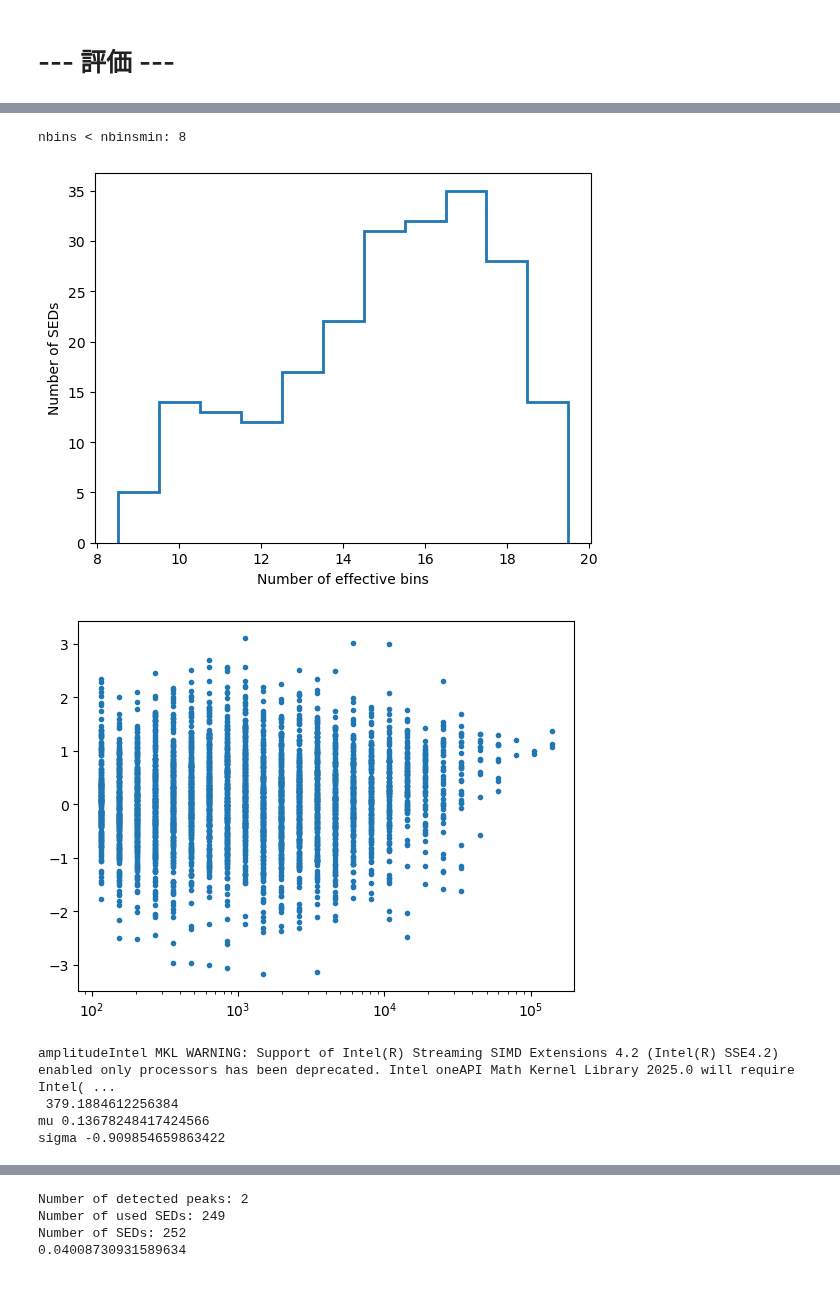
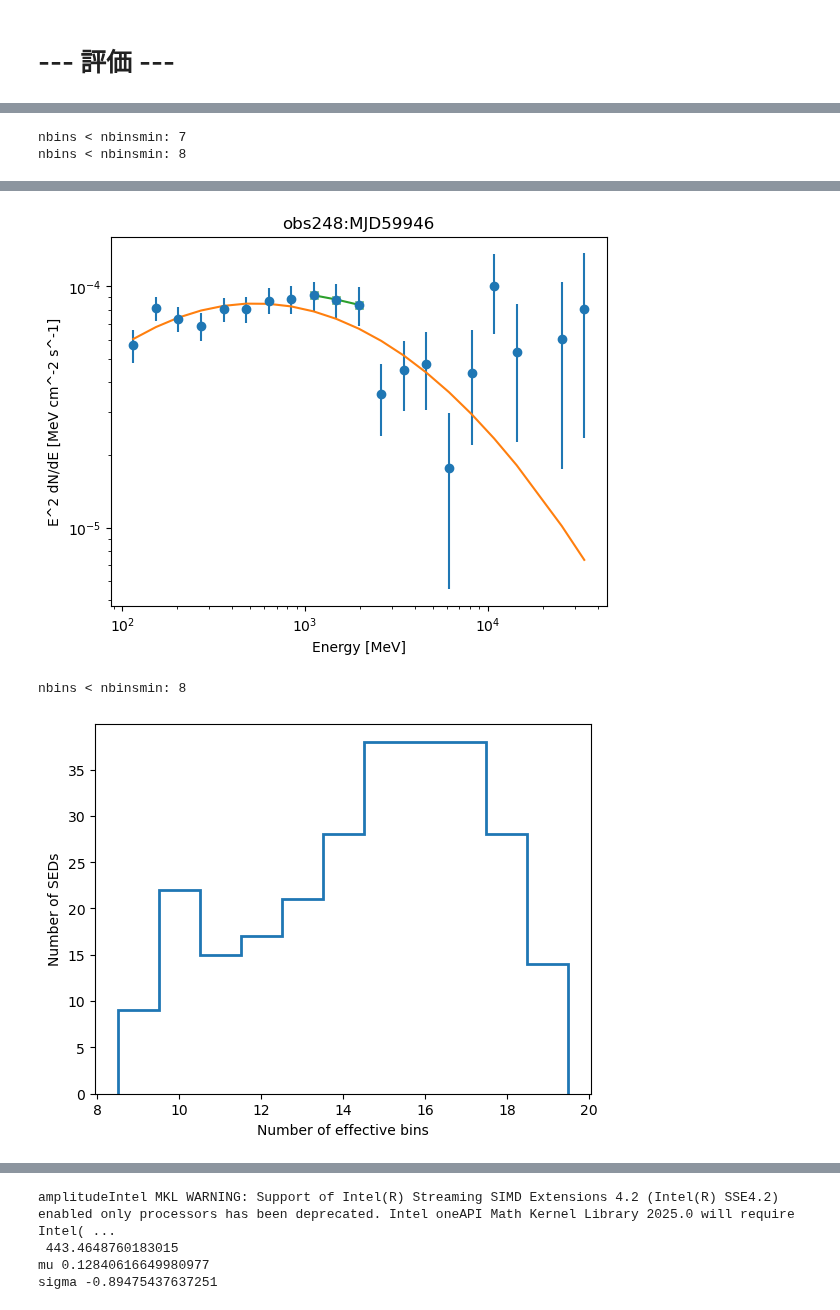
Before and after one commit to kazumaishio/SEDquest, a Jupyter notebook: SEDquest4.ipynb, the cells around one changed output, grey strips where cells are left out. Cells and saved outputs as stored; diff of their text form; code cells hidden in the pictures.

```diff
--- a/SEDquest4.ipynb
+++ b/SEDquest4.ipynb
@@ -282,7 +271,7 @@ show_SED('data/3C454.3_allsed_1d_2_min11.ecsv', 56830, 5) # show SEDs around MJD
 # show_SED('data/CTA102_allsed_14d_min11.ecsv', 57790, 20) # show SEDs around MJD 57790
 # eval_spectra('data/3C279_allsed_14d_min11.ecsv')    # 6pos, 0neg/260
 # eval_spectra('data/4C+21.35_allsed_14d_min11.ecsv') # 0pos, 0neg /101
-# eval_spectra('data/BLLac_allsed_14d_min11.ecsv')    # 2pos, 0neg/249
+eval_spectra('data/BLLac_allsed_14d_min11.ecsv')    # 2pos, 0neg/249　-> 3pos, 0neg/294
 # eval_spectra('data/PKS1510-089_allsed_14d_min11.ecsv') # 0pos, 0neg/214
 # eval_spectra('data/S20109+22_allsed_14d_min11.ecsv') # 0/50
 # %% [output]
@@ -291,0 +280,2 @@ nbins < nbinsmin: 8
+nbins < nbinsmin: 7
+nbins < nbinsmin: 8
@@ -293,7 +283,3 @@ nbins < nbinsmin: 8
-nbins < nbinsmin: 8
-[figure, old version]
+[figure, new version]
+nbins < nbinsmin: 8
-[figure, old version]
+[figure, new version]
-amplitudeIntel MKL WARNING: Support of Intel(R) Streaming SIMD Extensions 4.2 (Intel(R) SSE4.2) enabled only processors has been deprecated. Intel oneAPI Math Kernel Library 2025.0 will require Intel( ...
- 379.1884612256384
-mu 0.13678248417424566
-sigma -0.909854659863422
@@ -301,4 +287,4 @@ sigma -0.909854659863422
-Number of detected peaks: 2
-Number of used SEDs: 249
-Number of SEDs: 252
-0.04008730931589634
+amplitudeIntel MKL WARNING: Support of Intel(R) Streaming SIMD Extensions 4.2 (Intel(R) SSE4.2) enabled only processors has been deprecated. Intel oneAPI Math Kernel Library 2025.0 will require Intel( ...
+ 443.4648760183015
+mu 0.12840616649980977
+sigma -0.89475437637251
```
Also changed, not shown: parts of 2 cells of this notebook.
